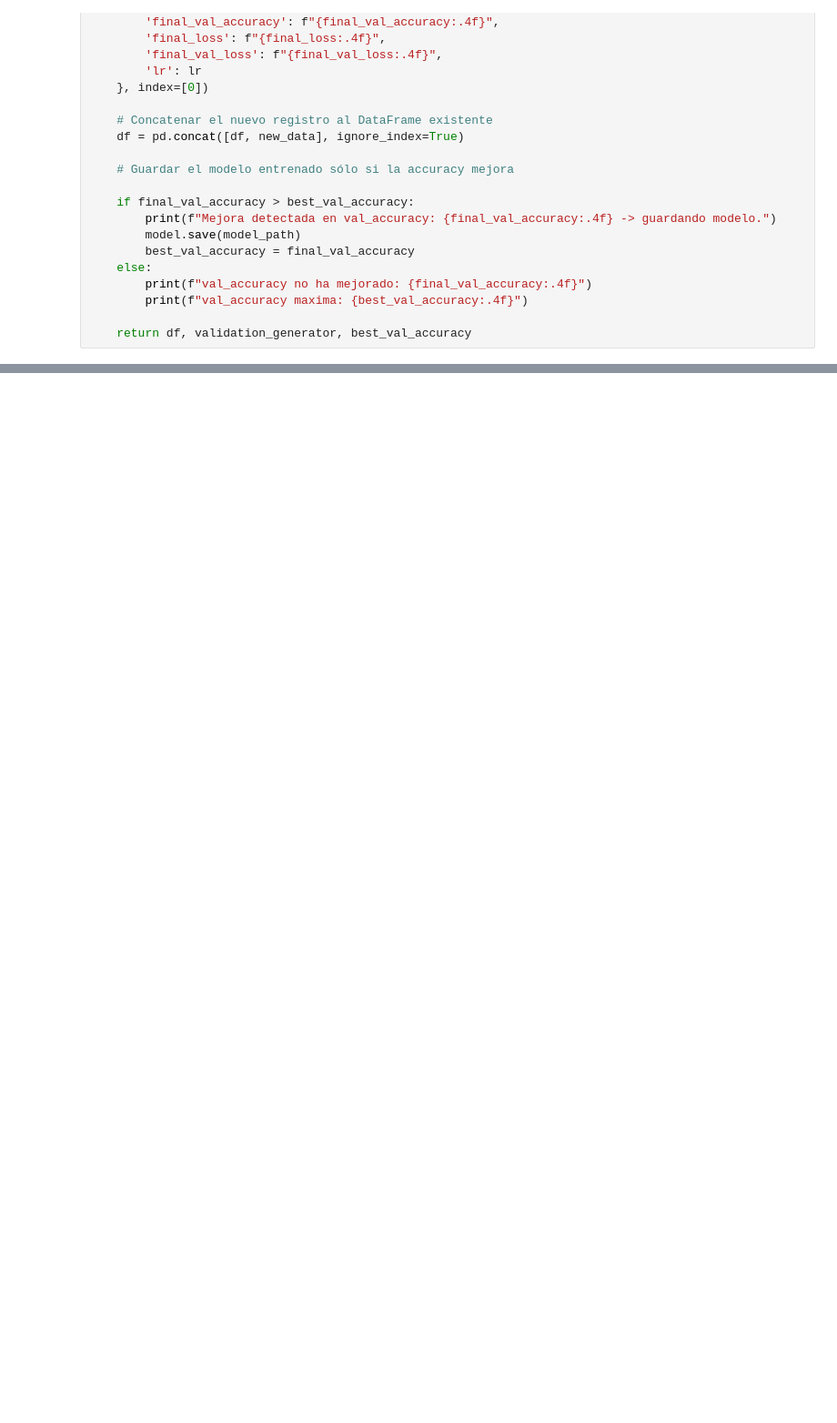
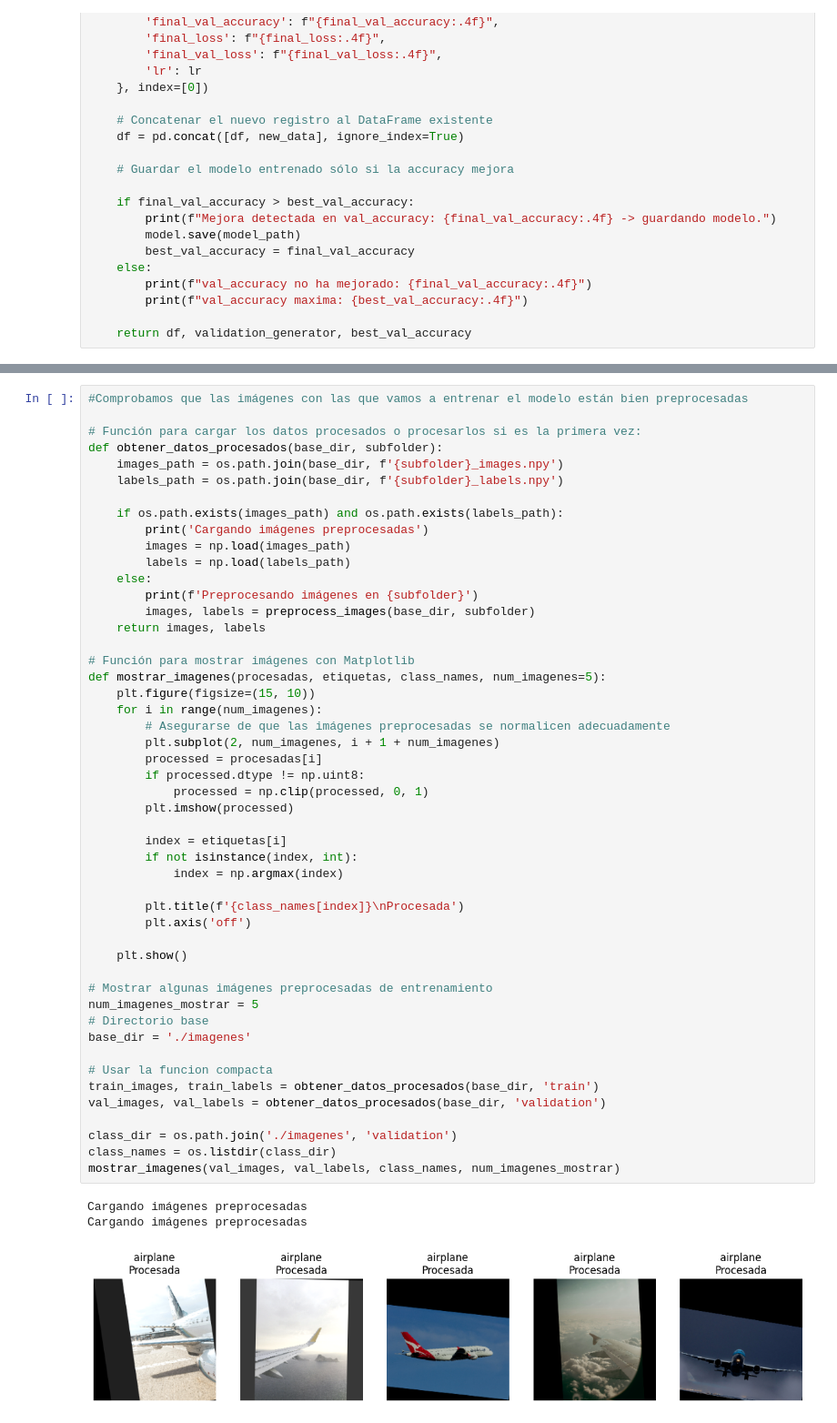
Before and after one commit to datasilvia/show-me-that, a Jupyter notebook: webscrapping_limpito.ipynb, the cells around one changed output, grey strips where cells are left out. Shown: that part at 91% size. Saved outputs shown, nothing was run; the diff lists cells and outputs as text; blank space fills up the shorter version.

```diff
--- a/webscrapping_limpito.ipynb
+++ b/webscrapping_limpito.ipynb
@@ -467,3 +465,56 @@ def entrenamiento2(model_path, n_clases, df, best_val_accuracy):
+# %%
+#Comprobamos que las imágenes con las que vamos a entrenar el modelo están bien preprocesadas
+
+# Función para cargar los datos procesados o procesarlos si es la primera vez:
+def obtener_datos_procesados(base_dir, subfolder):
+    images_path = os.path.join(base_dir, f'{subfolder}_images.npy')
+    labels_path = os.path.join(base_dir, f'{subfolder}_labels.npy')
+
+    if os.path.exists(images_path) and os.path.exists(labels_path):
+        print('Cargando imágenes preprocesadas')
+        images = np.load(images_path)
+        labels = np.load(labels_path)
+    else:
+        print(f'Preprocesando imágenes en {subfolder}')
+        images, labels = preprocess_images(base_dir, subfolder)
+    return images, labels
+
+# Función para mostrar imágenes con Matplotlib
+def mostrar_imagenes(procesadas, etiquetas, class_names, num_imagenes=5):
+    plt.figure(figsize=(15, 10))
+    for i in range(num_imagenes):
+        # Asegurarse de que las imágenes preprocesadas se normalicen adecuadamente
+        plt.subplot(2, num_imagenes, i + 1 + num_imagenes)
+        processed = procesadas[i]
+        if processed.dtype != np.uint8:
+            processed = np.clip(processed, 0, 1)
+        plt.imshow(processed)
+
+        index = etiquetas[i]
+        if not isinstance(index, int):
+            index = np.argmax(index)
+
+        plt.title(f'{class_names[index]}\nProcesada')
+        plt.axis('off')
+
+    plt.show()
+
+# Mostrar algunas imágenes preprocesadas de entrenamiento
+num_imagenes_mostrar = 5
+# Directorio base
+base_dir = './imagenes'
+
+# Usar la funcion compacta
+train_images, train_labels = obtener_datos_procesados(base_dir, 'train')
+val_images, val_labels = obtener_datos_procesados(base_dir, 'validation')
+
+class_dir = os.path.join('./imagenes', 'validation')
+class_names = os.listdir(class_dir)
+mostrar_imagenes(val_images, val_labels, class_names, num_imagenes_mostrar)
+# %% [output]
+Cargando imágenes preprocesadas
+Cargando imágenes preprocesadas
+[figure, added]
 # %%
 # Para entrenar el modelo, damos los datos de partida:
 directory = 'D:\\Desk'
```
Also changed, not shown: parts of 13 cells of this notebook, 33 other files.
